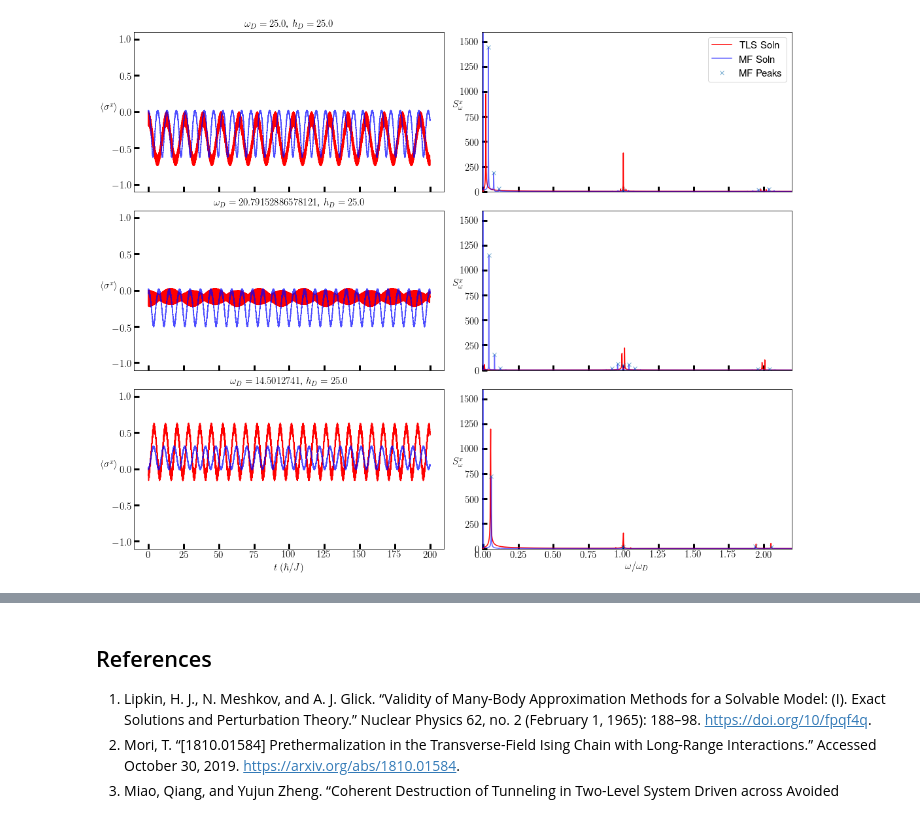
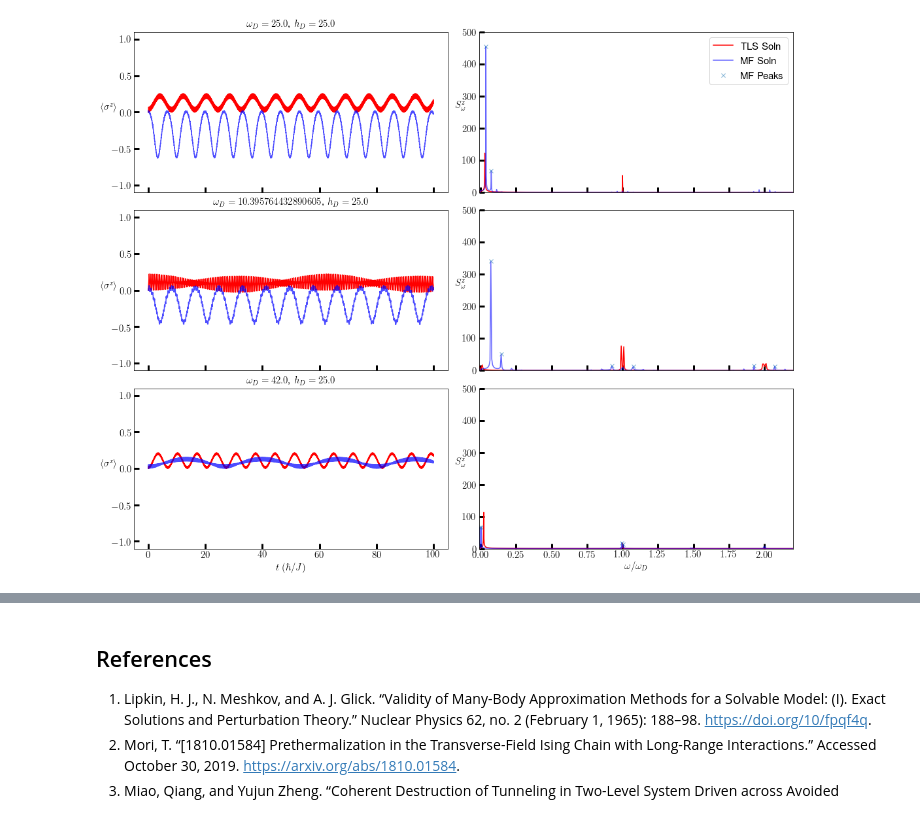
Before and after one commit to deyh2020/periodic_lipkin, a Jupyter notebook: lipkin.ipynb, the cells around one changed output, grey strips where cells are left out. Drawn from its saved outputs; the diff is of its cells as text; code cells hidden in the pictures.

```diff
--- a/lipkin.ipynb
+++ b/lipkin.ipynb
@@ -55,18 +55,21 @@ sx = np.array([[0, 1],[ 1, 0]])
 sy = np.array([[0, -1j],[1j, 0]])
 sz = np.array([[1, 0],[0, -1]])
 
-t = np.linspace(0, 200, 10000)
+t = np.linspace(0, 100, 3000)
 h0 = 0.1
 h = 25.0
 eta = 2.40482555769577
-omegas = [h, 2.0 * h/eta, 14.5012741]
+
+besj_zero = 2.40482555769577
+
+omegas = [h, h/besj_zero, 42.0]
 
 lastplot = len(omegas) - 1
 
 def mf_jac (psi, t, h0, h, omega):
-    sz_mf = multi_dot([psi.conjugate(), sz, psi])
+    sx_mf = multi_dot([psi.conjugate(), sx, psi])
     drive = h0 + h * np.cos(omega * t)
-    jac = (1j) * (sz_mf * sz + drive * sx)
+    jac = (1j) * (sx_mf * sx + drive * sz)
     return jac
 
 def mf_func (psi, t, h0, h, omega):
@@ -74,7 +77,7 @@ def mf_func (psi, t, h0, h, omega):
 
 def tls_jac (psi, t, h0, h, omega):
     drive = h0 + h * np.cos(omega * t)
-    jac = (1j) * (sz + drive * sx)
+    jac = (1j) * 0.5 * (sx + drive * sz)
     return jac
 
 def tls_func (psi, t, h0, h, omega):
@@ -84,8 +87,8 @@ def tls_func (psi, t, h0, h, omega):
 #evals, evecs = eig((1j) * tls_jac(None, 0.0, h0, h, 1.0))
 #psi0 = evecs[:,np.argmin(evals)].copy()
 
-#Start from eigenstate of sz
-evals, evecs = eig(-(1j) * tls_jac(None, 0.0, 0.0, 0.0, 0.0))
+#Start from eigenstate of sx
+evals, evecs = eig((1j) * tls_jac(None, 0.0, 0.0, 0.0, 0.0))
 psi0 = evecs[:,np.argmin(evals)].copy()
 
 for i, w in enumerate(omegas):
@@ -95,43 +98,43 @@ for i, w in enumerate(omegas):
     #calculate expectation values
     mx_mf = np.einsum("ij,jk,ik->i", sol_mf.conjugate(), sx, sol_mf)
     mz_mf = np.einsum("ij,jk,ik->i", sol_mf.conjugate(), sz, sol_mf)
     mx_tls = np.einsum("ij,jk,ik->i", sol_tls.conjugate(), sx, sol_tls)
     mz_tls = np.einsum("ij,jk,ik->i", sol_tls.conjugate(), sz, sol_tls)
 
     axs[i, 0].set_title(r"$\omega_D = {}$, ".format(w) + r"$h_D = {}$ ".format(h), fontsize=fs)
-    axs[i, 0].plot(t, mx_tls.real,'r', label = "TLS Soln")
-    axs[i, 0].plot(t, mx_mf.real, 'b', label = "MF Soln", alpha=0.7)
-    axs[i, 0].set_ylabel(r'$\langle\sigma^x\rangle$',fontsize=fs, rotation=0)
+    axs[i, 0].plot(t, mz_tls.real,'r', label = "TLS Soln")
+    axs[i, 0].plot(t, mz_mf.real, 'b', label = "MF Soln", alpha=0.7)
+    axs[i, 0].set_ylabel(r'$\langle\sigma^z\rangle$',fontsize=fs, rotation=0)
     axs[i, 0].tick_params(direction='in', length=8, width=3, labelsize=fs)
     axs[i, 0].set_yticks([-1.,-0.5,0.,0.5,1.], minor=False)
     #axs[i, 0].set_xlim(-1.1, 10.1)
     axs[i, 0].set_ylim(-1.1, 1.1)
 
     #Now, FFT
-    freqs_mf = np.fft.fftshift(np.fft.fftfreq(np.size(mx_mf), d=t[1]-t[0]))
-    spectrum_mf = np.fft.fftshift(np.fft.fft(mx_mf - np.average(mz_mf)))
-    freqs_tls = np.fft.fftshift(np.fft.fftfreq(np.size(mx_tls), d=t[1]-t[0]))
-    spectrum_tls = np.fft.fftshift(np.fft.fft(mx_tls - np.average(mx_tls)))
-    axs[i, 1].set_ylabel(r'$S^x_\omega$',fontsize=fs, rotation=0)
+    freqs_mf = np.fft.fftshift(np.fft.fftfreq(np.size(mz_mf), d=t[1]-t[0]))
+    spectrum_mf = np.fft.fftshift(np.fft.fft(mz_mf - np.average(mz_mf)))
+    freqs_tls = np.fft.fftshift(np.fft.fftfreq(np.size(mz_tls), d=t[1]-t[0]))
+    spectrum_tls = np.fft.fftshift(np.fft.fft(mz_tls - np.average(mz_tls)))
+    axs[i, 1].set_ylabel(r'$S^z_\omega$',fontsize=fs, rotation=0)
     axs[i, 1].tick_params(direction='in', length=8, width=3, labelsize=fs)
     axs[i, 1].plot(2.0 * np.pi * freqs_tls.real/w, np.abs(spectrum_tls),'r', label = "TLS Soln")
     axs[i, 1].plot(2.0 * np.pi * freqs_mf.real/w, np.abs(spectrum_mf),'b', label = "MF Soln", alpha=0.6)
     peaks, _ = find_peaks(np.abs(spectrum_mf), height=pheightmin)
     axs[i, 1].plot(2.0 * np.pi * freqs_mf[peaks].real/w, np.abs(spectrum_mf[peaks]), "x", label = "MF Peaks", alpha=0.6)
-    axs[i, 1].set_ylim(-0.01, 1600)
+    axs[i, 1].set_ylim(-0.01, 500)
     axs[i, 1].set_xlim(-0.01, 2.2)
 
 
 axs[lastplot, 0].set_xlabel(r'$t\;(\hbar/J)$',fontsize=fs)
 axs[lastplot, 1].set_xlabel(r'$\omega/\omega_D$',fontsize=fs)
 
 legend0 = axs[0, 1].legend(prop={'size': fs})
 
 # Norm sanity check
 #plt.plot(t, np.abs(sol_mf[:, 0])**2 + np.abs(sol_mf[:, 1])**2)
 fig.tight_layout()
 # %% [output]
-[figure, old version]
+[figure, new version]
 # %% [markdown]
 ### Detailed investigation of 'freezing' in the Parameter Space
 
```
Also changed, not shown: parts of 8 cells of this notebook.
